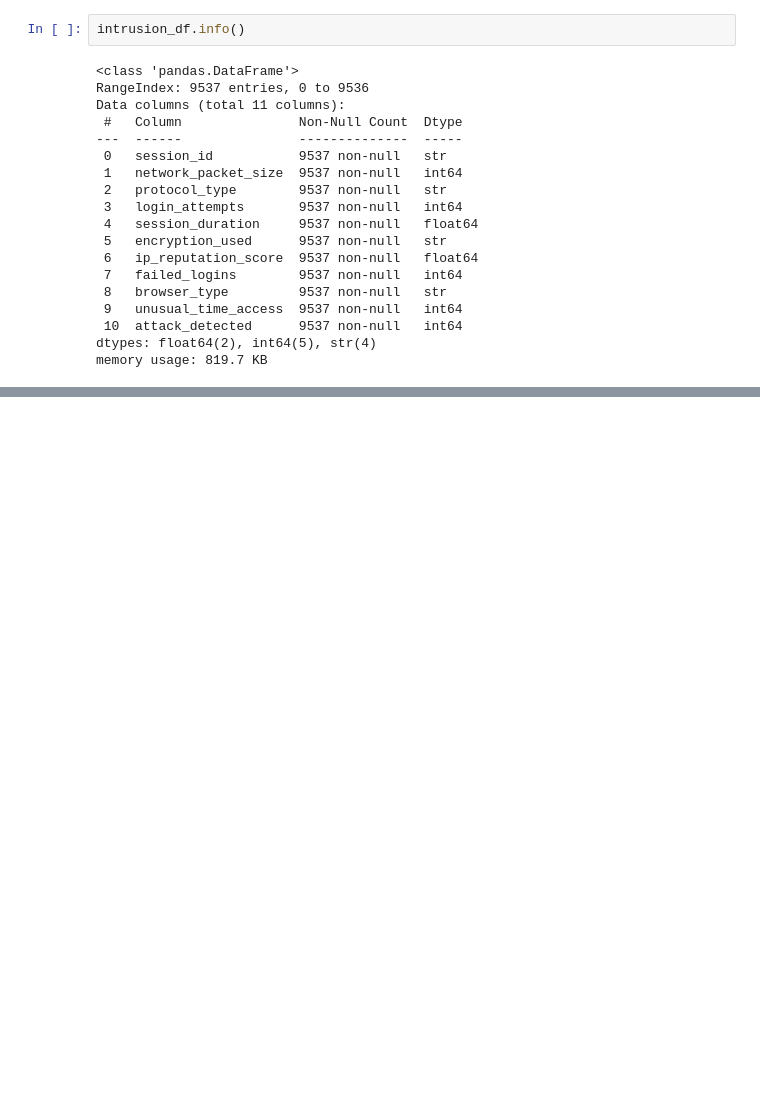
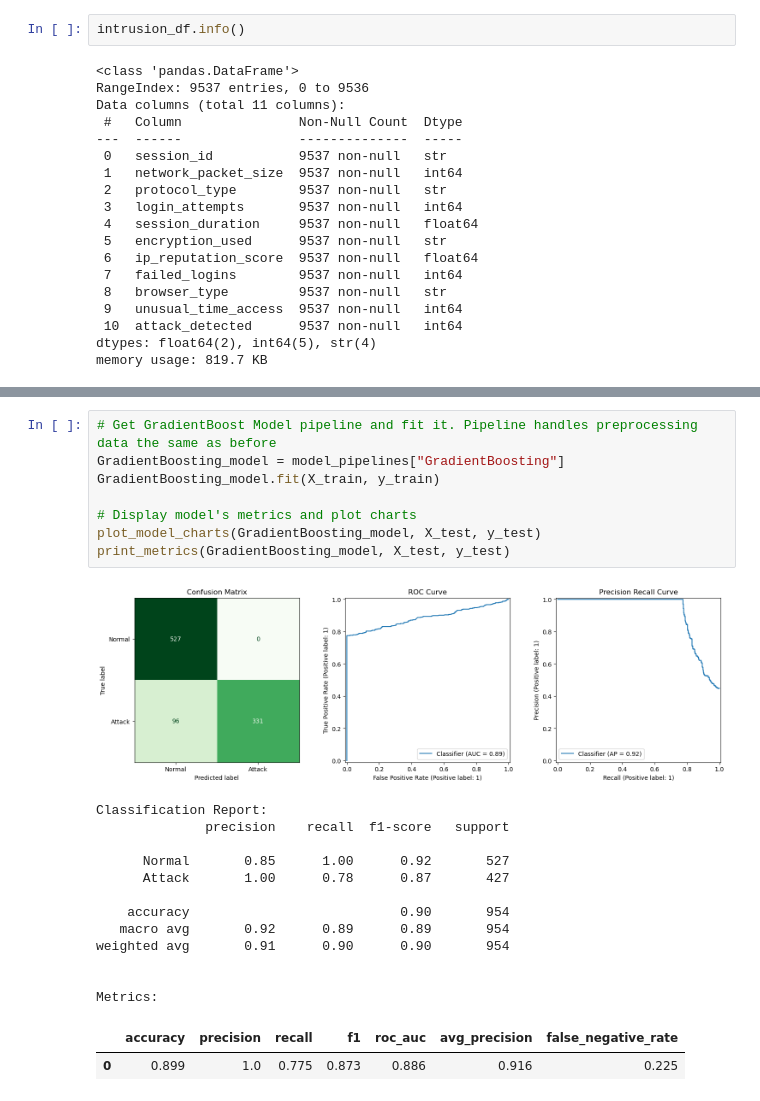
Before and after one commit to Pdmurphy2/intrusion-detection-ml, a Jupyter notebook: pat_model/pat.ipynb, the cells around one changed output, grey strips where cells are left out. Saved outputs shown, nothing was run; the diff lists cells and outputs as text; blank space fills up the shorter version.

```diff
--- a/pat_model/pat.ipynb
+++ b/pat_model/pat.ipynb
@@ -224,0 +453,24 @@ cv_results.round(4)
+# %%
+# Get GradientBoost Model pipeline and fit it. Pipeline handles preprocessing data the same as before
+GradientBoosting_model = model_pipelines["GradientBoosting"]
+GradientBoosting_model.fit(X_train, y_train)
+
+# Display model's metrics and plot charts
+plot_model_charts(GradientBoosting_model, X_test, y_test)
+print_metrics(GradientBoosting_model, X_test, y_test)
+# %% [output]
+[figure, added]
+Classification Report:
+              precision    recall  f1-score   support
+
+      Normal       0.85      1.00      0.92       527
+      Attack       1.00      0.78      0.87       427
+
+    accuracy                           0.90       954
+   macro avg       0.92      0.89      0.89       954
+weighted avg       0.91      0.90      0.90       954
+
+
+Metrics:
+|  | accuracy | precision | recall | f1 | roc_auc | avg_precision | false_negative_rate |
+| 0 | 0.899 | 1.0 | 0.775 | 0.873 | 0.886 | 0.916 | 0.225 |
```
Also changed, not shown: parts of 33 cells of this notebook.
